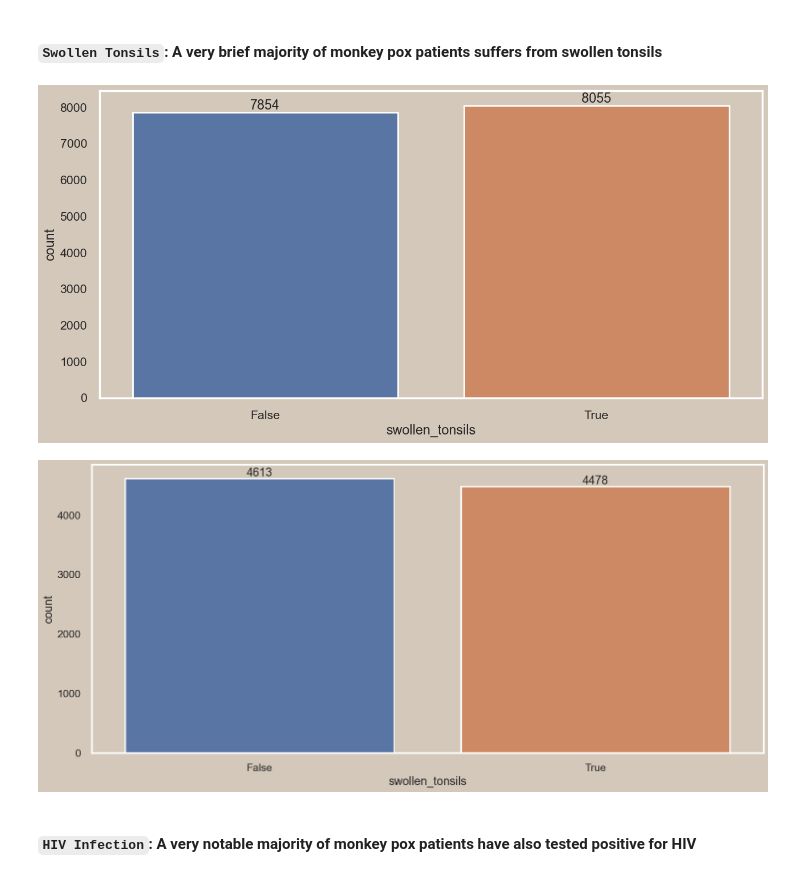
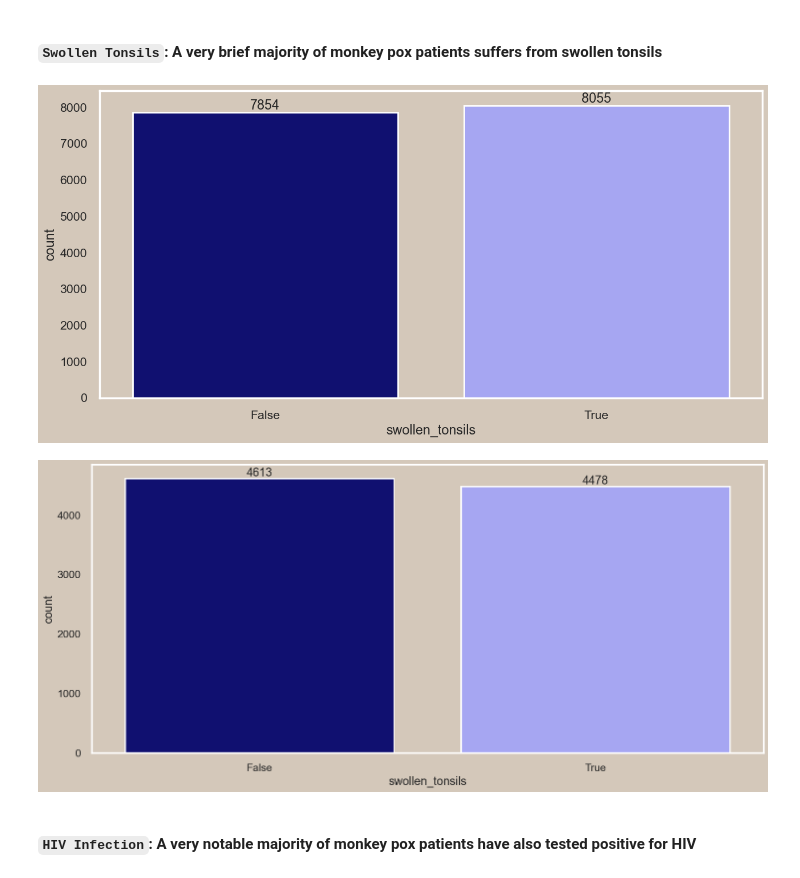
Before and after one commit to OliverEves/final_bootcamp_project, a Jupyter notebook: notebooks/data_exploration.ipynb, the cells around one changed output. Drawn from its saved outputs; the diff is of its cells as text; code cells hidden in the pictures.

```diff
--- a/notebooks/data_exploration.ipynb
+++ b/notebooks/data_exploration.ipynb
@@ -217,22 +222,23 @@ plt.show()
 # %% [markdown]
 #### `Swollen Tonsils`: A very brief majority of monkey pox patients suffers from swollen tonsils
 # %%
+palette =['#000080', '#9999ff']
 fig, ax = plt.subplots(figsize=(15,7))
-sx = sns.countplot(x='swollen_tonsils', data=positive)
+sx = sns.countplot(x='swollen_tonsils', data=positive, palette=palette)
 sx.grid(axis='y')
 sx.bar_label(sx.containers[0], label_type='edge')
 plt.savefig("../plots/swollen_tonsils_pos.png", dpi=300)
 
 fig, ax = plt.subplots(figsize=(15,7))
-sx = sns.countplot(x='swollen_tonsils', data=negative)
+sx = sns.countplot(x='swollen_tonsils', data=negative, palette=palette)
 sx.grid(axis='y')
 sx.bar_label(sx.containers[0], label_type='edge')
 plt.tight_layout()
 plt.savefig("../plots/swollen_tonsils_neg.png", dpi=300)
 plt.show()
 # %% [output]
-[figure, old version]
+[figure, new version]
-[figure, old version]
+[figure, new version]
 # %% [markdown]
 #### `HIV Infection`: A very notable majority of monkey pox patients have also tested positive for HIV
 # %%
```
Also changed, not shown: parts of 7 cells of this notebook, 17 other files.
